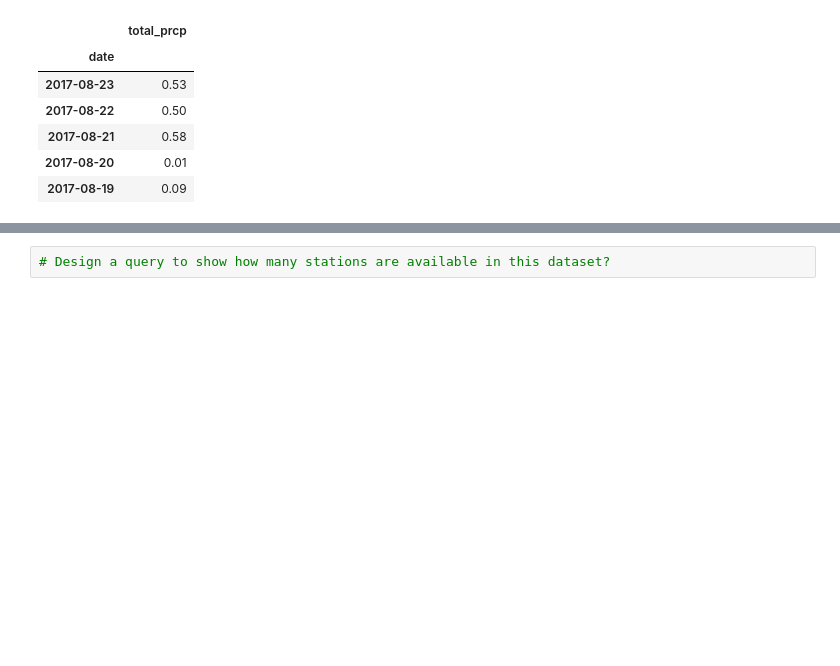
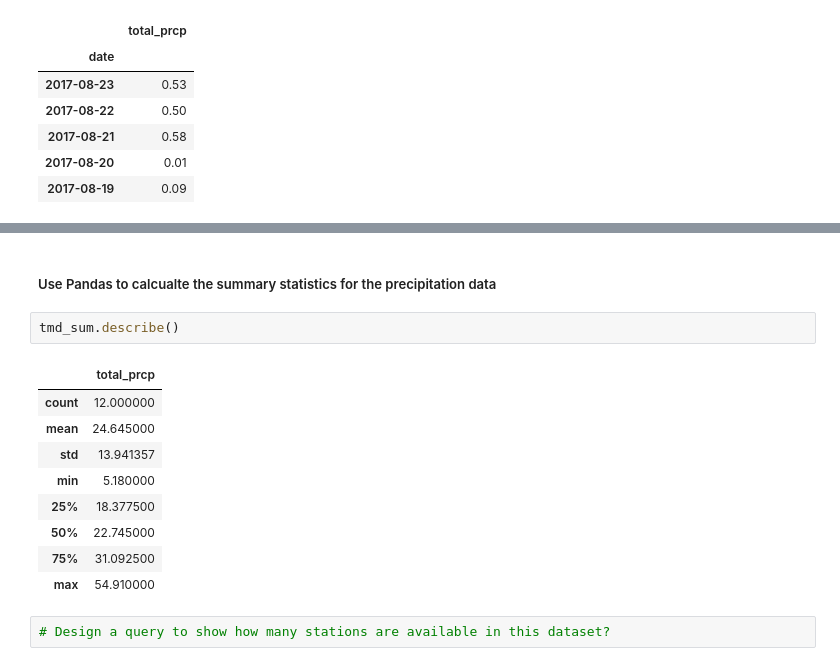
Before and after one commit to SpacePatroller/HAWAII-CLIMATE-ANALYSIS, a Jupyter notebook: climate_starter EP.ipynb, the cells around one changed output, grey strips where cells are left out. Cells and saved outputs as stored; diff of their text form; blank space fills up the shorter version.

```diff
--- a/climate_starter EP.ipynb
+++ b/climate_starter EP.ipynb
@@ -172,3 +170,17 @@ plt.show()
+# %% [markdown]
+##### Use Pandas to calcualte the summary statistics for the precipitation data
+# %%
+tmd_sum.describe()
+# %% [output]
+|  | total_prcp |
+| count | 12.000000 |
+| mean | 24.645000 |
+| std | 13.941357 |
+| min | 5.180000 |
+| 25% | 18.377500 |
+| 50% | 22.745000 |
+| 75% | 31.092500 |
+| max | 54.910000 |
 # %%
 # Design a query to show how many stations are available in this dataset?
 # %% [output]
```
Also changed, not shown: parts of 11 cells of this notebook, 7 other files.
